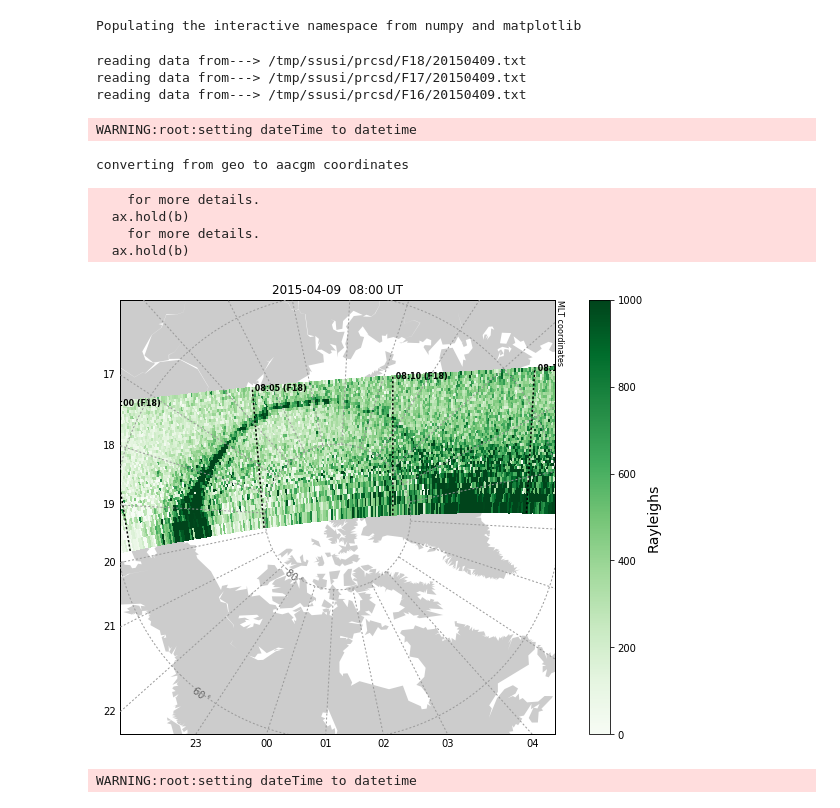
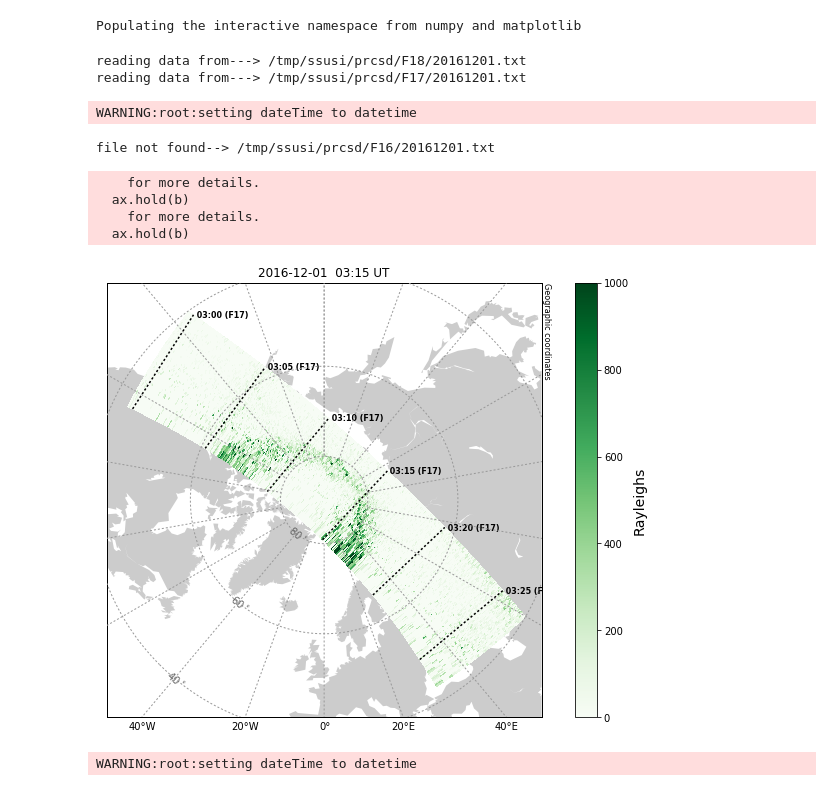
Before and after one commit to bharatreddy/sataurlib, a Jupyter notebook: docs/plot_data.ipynb, the cells around one changed output. Cells and saved outputs as stored; diff of their text form; code cells hidden in the pictures.

```diff
--- a/docs/plot_data.ipynb
+++ b/docs/plot_data.ipynb
@@ -13,32 +13,31 @@ Populating the interactive namespace from numpy and matplotlib
 # %%
 # An input dir where we can find ssusi processed files
 # In case you don't have processed files(refer the
 # "process_data" notebook).
 inpDir = "/tmp/ssusi/prcsd/" # Make sure you have this dir or create it
-fileDate = datetime.datetime( 2015, 4, 9 )
-inpTime = datetime.datetime( 2015, 4, 9, 8, 0 )
+fileDate = datetime.datetime( 2016, 12, 1 )
+inpTime = datetime.datetime( 2016, 12, 1, 3, 15 )
 coords="mlt"
 ssObj = ssusi_utils.UtilsSsusi( inpDir, fileDate )
 # PLOT DATA
-fDict = ssObj.filter_data_by_time(inpTime, timeDelta=40)
+fDict = ssObj.filter_data_by_time(inpTime, timeDelta=40.)
 fig = plt.figure(figsize=(12, 8))
 ax = fig.add_subplot(1,1,1)
-m = utils.plotUtils.mapObj(boundinglat=60., coords=coords, datetime=inpTime)
-ssObj.overlay_sat_data( fDict, m, ax, satList=["F18"],\
+m = utils.plotUtils.mapObj(boundinglat=40., coords=coords, lat_0=90., lon_0=0, datetime=inpTime)
+ssObj.overlay_sat_data( fDict, m, ax, satList=["F17"],\
          inpTime=inpTime, vmin=0., vmax=1000., autoScale=False, coords=coords,alpha=1. )
 figName = "figs/ssusi-demo.pdf"
 fig.savefig(figName,bbox_inches='tight')
 # %% [output]
-reading data from---> /tmp/ssusi/prcsd/F18/20150409.txt
-reading data from---> /tmp/ssusi/prcsd/F17/20150409.txt
-reading data from---> /tmp/ssusi/prcsd/F16/20150409.txt
+reading data from---> /tmp/ssusi/prcsd/F18/20161201.txt
+reading data from---> /tmp/ssusi/prcsd/F17/20161201.txt
 WARNING:root:setting dateTime to datetime
-converting from geo to aacgm coordinates
+file not found--> /tmp/ssusi/prcsd/F16/20161201.txt
     for more details.
   ax.hold(b)
     for more details.
   ax.hold(b)
-[figure, old version]
+[figure, new version]
 # %%
 inpDir = "/tmp/timed/prcsd/"# Make sure you have this dir or create it
 fileDate = datetime.datetime( 2002, 3, 18 )
```
Also changed, not shown: 19 other files.
